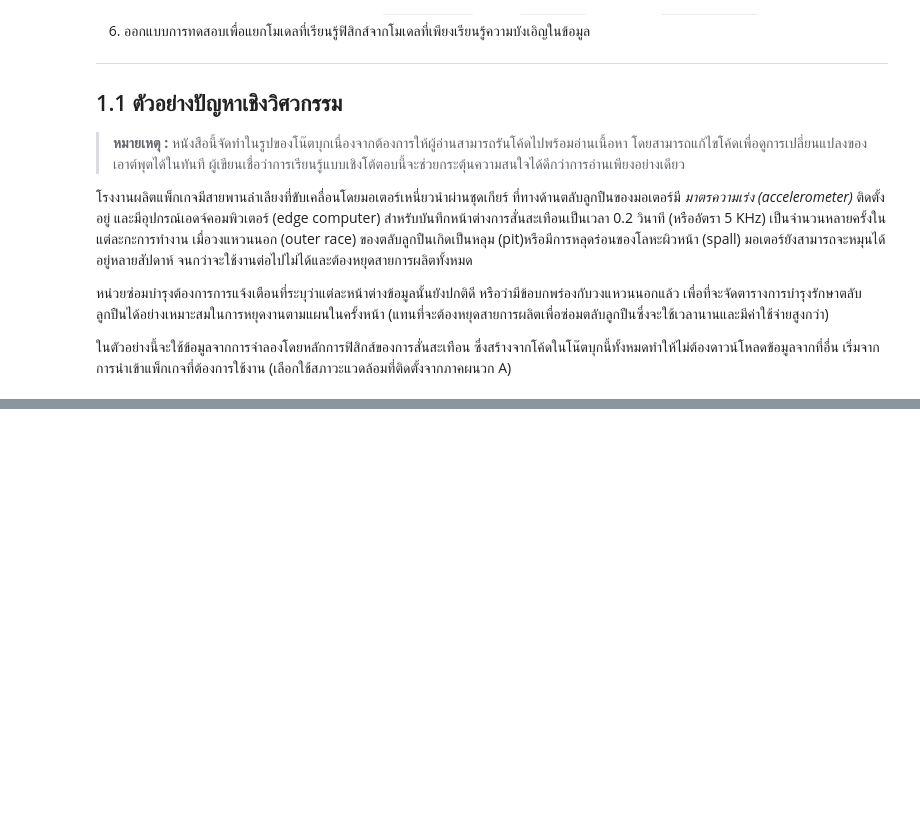
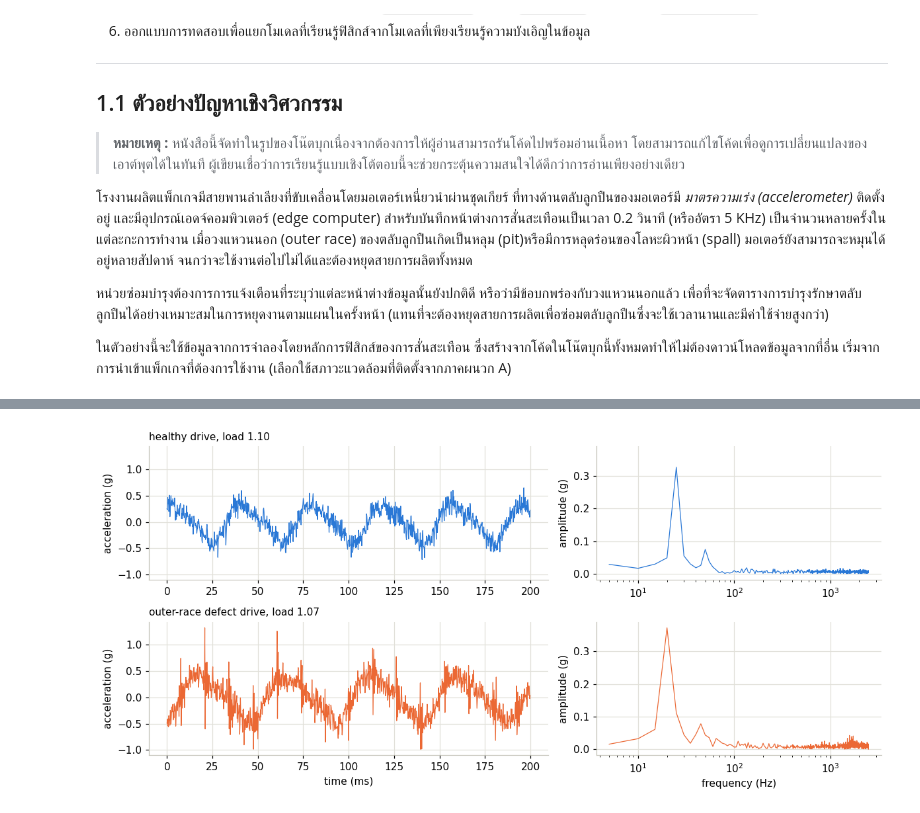
Before and after one commit to dewdotninja/ml4i, a Jupyter notebook: chapter1/ml4i_chapter1.ipynb, the cells around one changed output, grey strips where cells are left out. Drawn from its saved outputs; the diff is of its cells as text; code cells hidden in the pictures; blank space fills up the shorter version.

```diff
--- a/chapter1/ml4i_chapter1.ipynb
+++ b/chapter1/ml4i_chapter1.ipynb
@@ -81,0 +183,4 @@ torch        2.12.0 (needed from Chapter 8 on)
+# %%
+log, log_raw = campaign(20, load_healthy=(0.7, 1.1), load_faulty=(1.0, 1.4), seed=1, first_id=0)
+print(log.shape)
+print(log.groupby("label")[FEATURES + ["load"]].mean().round(3).rename(index=dict(enumerate(CLASS_NAMES))))
@@ -81,0 +197,23 @@ torch        2.12.0 (needed from Chapter 8 on)
+# %%
+# Figure 1.1: one window from a healthy and a faulty drive at similar load
+healthy_id = log[(log.label == 0)].sort_values("load").drive.iloc[-1]
+faulty_id = log[(log.label == 1)].sort_values("load").drive.iloc[0]
+fig, axes = plt.subplots(2, 2, figsize=(11, 5.2), gridspec_kw=dict(width_ratios=[1.4, 1]), sharey="col")
+for row, (d, lab) in enumerate([(healthy_id, 0), (faulty_id, 1)]):
+    x = log_raw[d][0]
+    t = np.arange(WIN) / FS * 1000
+    L = log[log.drive == d].load.iloc[0]
+    axes[row, 0].plot(t, x, color=CLASS_COLORS[lab], lw=0.8)
+    axes[row, 0].set_ylabel("acceleration (g)")
+    axes[row, 0].set_title(f"{CLASS_NAMES[lab]} drive, load {L:.2f}", loc="left", fontsize=10)
+    spec = np.abs(np.fft.rfft(x - x.mean())) * 2 / x.size
+    fr = np.fft.rfftfreq(x.size, 1 / FS)
+    axes[row, 1].semilogx(fr[1:], spec[1:], color=CLASS_COLORS[lab], lw=0.8)
+    axes[row, 1].set_ylabel("amplitude (g)")
+axes[1, 0].set_xlabel("time (ms)")
+axes[1, 1].set_xlabel("frequency (Hz)")
+fig.tight_layout()
+savefig("ch01_signals")
+plt.show()
+# %% [output]
+[figure, added]
```
Also changed, not shown: parts of 13 cells of this notebook.
